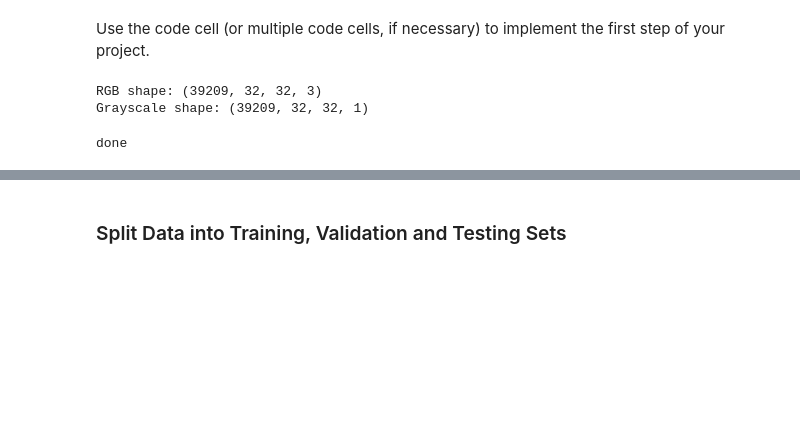
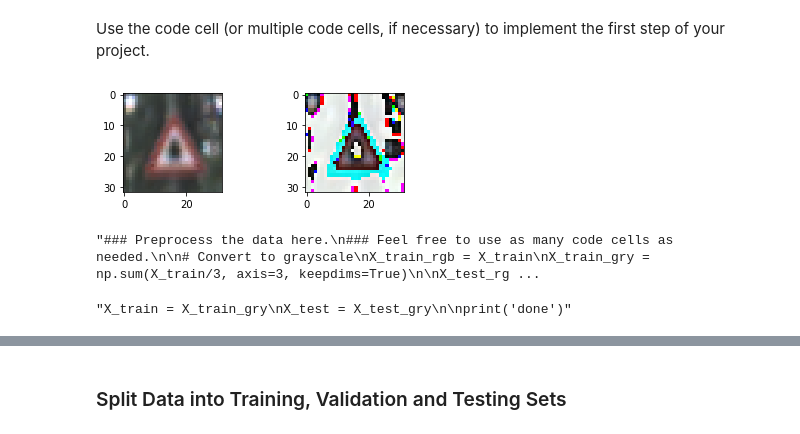
Before and after one commit to nrghike/CarND-Traffic-Sign-Classifier-Project, a Jupyter notebook: Traffic_Sign_Classifier.ipynb, the cells around one changed output, grey strips where cells are left out. Drawn from its saved outputs; the diff is of its cells as text; code cells hidden in the pictures; blank space fills up the shorter version.

Commit message:
updating code for model. Right now removing pre-processing but will add later

```diff
--- a/Traffic_Sign_Classifier.ipynb
+++ b/Traffic_Sign_Classifier.ipynb
@@ -127,8 +139,36 @@ Here is an example of a [published baseline model on this problem](http://yann.l
 ### Pre-process the Data Set (normalization, grayscale, etc.)
 # %% [markdown]
 Use the code cell (or multiple code cells, if necessary) to implement the first step of your project.
+# %%
+# Shuffle training examples
+from sklearn.utils import shuffle
+X_train, y_train = shuffle(X_train, y_train, random_state=42)
+
+X_train_orig = X_train
+X_test_orig = X_test
+
+# Normalise input (images still in colour)
+X_train = (X_train - X_train.mean()) / (np.max(X_train) - np.min(X_train))
+X_test = (X_test - X_test.mean()) / (np.max(X_test) - np.min(X_test))
+
+def plot_norm_image(image_index):
+    """Plots original image on the left and normalised image on the right."""
+    plt.subplot(2,2,1)
+    plt.imshow(X_train_orig[image_index])
+    plt.subplot(2,2,2)
+    plt.imshow(X_train[image_index])
+
+
+plot_norm_image(20)
+
+from sklearn.model_selection import train_test_split
+X_train, X_val, y_train, y_val = train_test_split(X_train, y_train,
+                                                  test_size=0.2,
+                                                  random_state=42)
+# %% [output]
+[figure, added]
 # %%
-### Preprocess the data here.
+"""### Preprocess the data here.
 ### Feel free to use as many code cells as needed.
 
 # Convert to grayscale
@@ -139,15 +179,14 @@ X_test_rgb = X_test
 X_test_gry = np.sum(X_test/3, axis=3, keepdims=True)
 
 print('RGB shape:', X_train_rgb.shape)
-print('Grayscale shape:', X_train_gry.shape)
+print('Grayscale shape:', X_train_gry.shape)"""
 # %% [output]
-RGB shape: (39209, 32, 32, 3)
-Grayscale shape: (39209, 32, 32, 1)
+"### Preprocess the data here.\n### Feel free to use as many code cells as needed.\n\n# Convert to grayscale\nX_train_rgb = X_train\nX_train_gry = np.sum(X_train/3, axis=3, keepdims=True)\n\nX_test_rg ...
 # %%
-X_train = X_train_gry
+"""X_train = X_train_gry
 X_test = X_test_gry
 
-print('done')
+print('done')"""
 # %% [output]
-done
+"X_train = X_train_gry\nX_test = X_test_gry\n\nprint('done')"
 # %%
```
Also changed, not shown: parts of 13 cells of this notebook, 1 other file.
